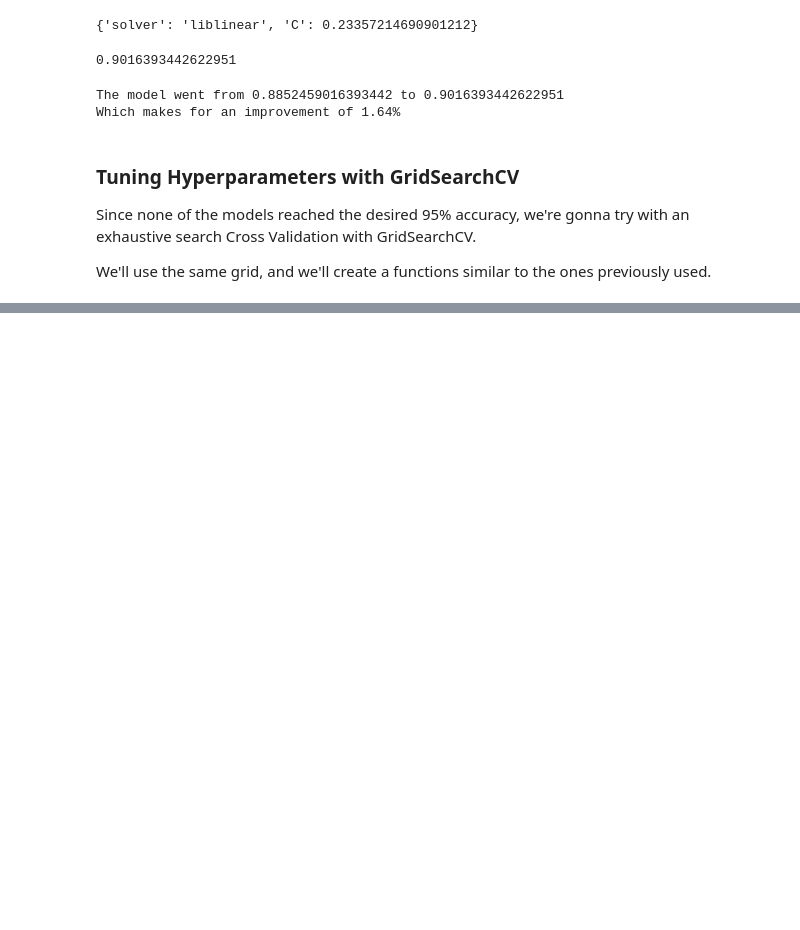
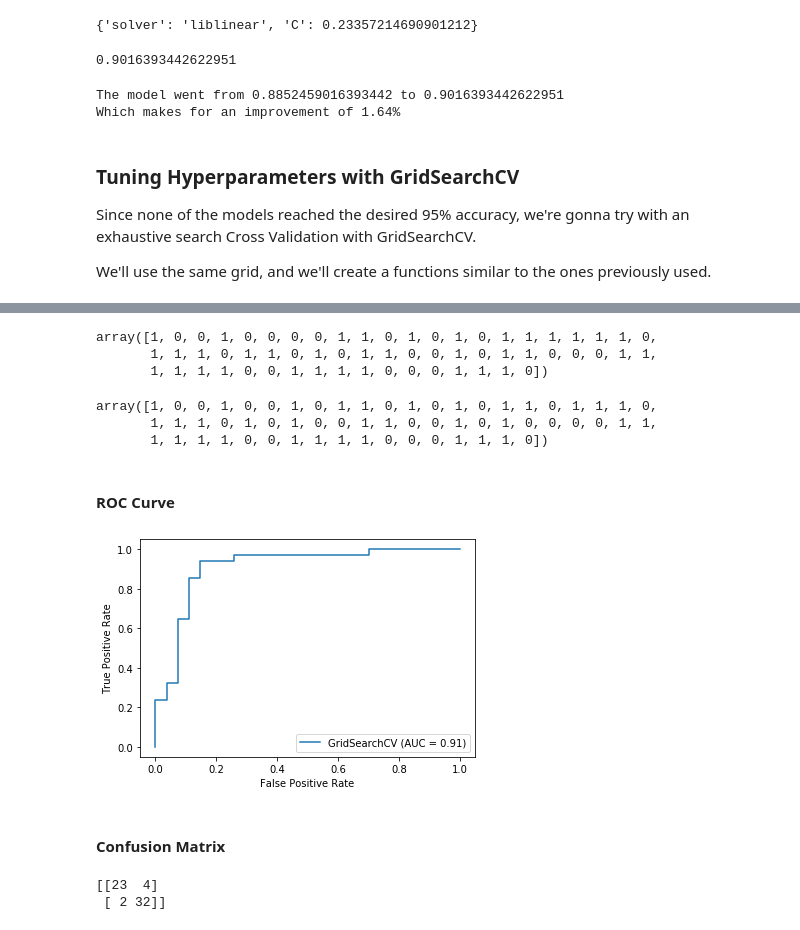
Before and after one commit to JorgePasco1/heart-disease-classification, a Jupyter notebook: heart-disease-classification.ipynb, the cells around one changed output, grey strips where cells are left out. Drawn from its saved outputs; the diff is of its cells as text; code cells hidden in the pictures; blank space fills up the shorter version.

```diff
--- a/heart-disease-classification.ipynb
+++ b/heart-disease-classification.ipynb
@@ -692,12 +715,12 @@ def tune_model_exhaustive(model, model_grid, X_train, y_train):
     np.random.seed(919)
 
     # Setup random hyperparameter search
-    rs_model = GridSearchCV(model,
+    gs_model = GridSearchCV(model,
                             param_grid=model_grid,
                             cv=5,
                             verbose=True)
     # Fit hyperparameter search model
-    rs_model.fit(X_train, y_train)
+    gs_model.fit(X_train, y_train)
 
-    return rs_model
+    return gs_model
 # %% [markdown]
@@ -706,23 +729,39 @@ We'll create a dictionary to link the models to its correspondent grid, so we ca
 grid_dict = {'LinearSVC': lin_svc_grid,
              'Random Forest': rf_grid,
              'Logistic Regression': log_reg_grid}
+
+final_models = {}
 # %%
 # Calling the function for every model
 for model_name, model in models.items():
-    if (model_name not in grid_dict.keys()):
+    if model_name not in grid_dict.keys():
         continue
+
+    X_train_adjusted = scaler.transform(X_train) if model_name == 'LinearSVC' else X_train
+    X_test_adjusted = scaler.transform(X_test) if model_name == 'LinearSVC' else X_test
+
     print(f"Tuning {model_name} model")
     tuned_model = tune_model_exhaustive(model,
                                         grid_dict[model_name],
-                                        X_train,
+                                        X_train_adjusted,
                                         y_train)
+
+    # Export model
+    dump(tuned_model, filename=f"./models/{model_name}.joblib")
+
     # Output best params
     print(f"Best params: {tuned_model.best_params_}")
 
     # Calculate and output score
-    tuned_model_score = tuned_model.score(X_test, y_test)
+    tuned_model_score = tuned_model.score(X_test_adjusted,
+                                          y_test)
     print(f"Tuned model score: {tuned_model_score}")
 
     # Output change
     output_change(model_scores[model_name], tuned_model_score)
+    print("") # Blank line for visibility purposes
+
+    # Add the model to tuned_model dict
+    final_models[model_name] = {'model': tuned_model,
+                                'score': tuned_model_score}
 # %% [output]
@@ -739,0 +811,29 @@ Fitting 5 folds for each of 7200 candidates, totalling 36000 fits
+# %%
+# Save the model in its own variable
+gs_log_reg = final_models['Logistic Regression']['model']
+y_preds = gs_log_reg.predict(X_test)
+y_preds
+# %% [output]
+array([1, 0, 0, 1, 0, 0, 0, 0, 1, 1, 0, 1, 0, 1, 0, 1, 1, 1, 1, 1, 1, 0,
+       1, 1, 1, 0, 1, 1, 0, 1, 0, 1, 1, 0, 0, 1, 0, 1, 1, 0, 0, 0, 1, 1,
+       1, 1, 1, 1, 0, 0, 1, 1, 1, 1, 0, 0, 0, 1, 1, 1, 0])
+# %%
+np.array(y_test)
+# %% [output]
+array([1, 0, 0, 1, 0, 0, 1, 0, 1, 1, 0, 1, 0, 1, 0, 1, 1, 0, 1, 1, 1, 0,
+       1, 1, 1, 0, 1, 0, 1, 0, 0, 1, 1, 0, 0, 1, 0, 1, 0, 0, 0, 0, 1, 1,
+       1, 1, 1, 1, 0, 0, 1, 1, 1, 1, 0, 0, 0, 1, 1, 1, 0])
+# %% [markdown]
+#### ROC Curve
+# %%
+# Plot ROC curve and calculate the Area under the Curve
+plot_roc_curve(gs_log_reg, X_test, y_test);
+# %% [output]
+[figure, added]
+# %% [markdown]
+#### Confusion Matrix
+# %%
+print(confusion_matrix(y_test, y_preds))
+# %% [output]
+[[23  4]
+ [ 2 32]]
```
Also changed, not shown: parts of 48 cells of this notebook, 3 other files.
